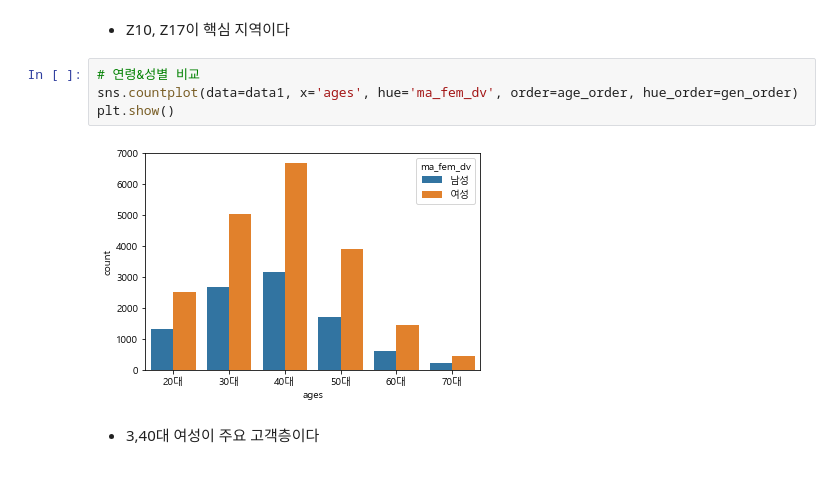
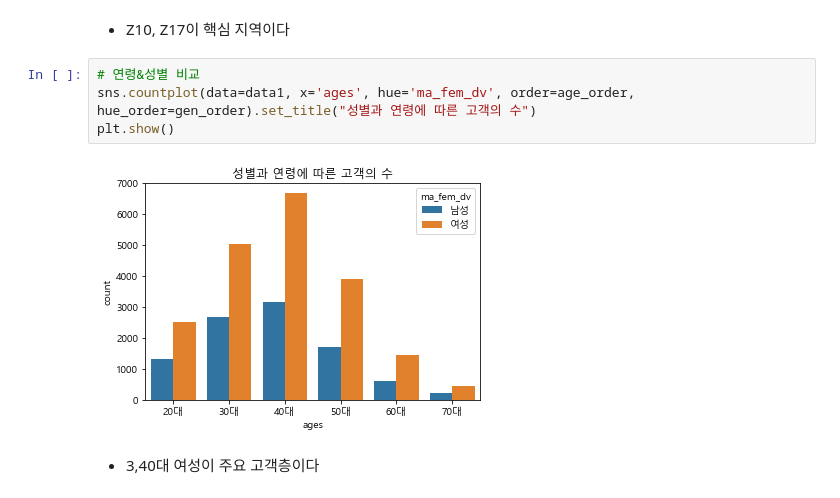
Before and after one commit to 7dudtj/LotteCompetition_PressWhat, a Jupyter notebook: Code/Data1_Analysis.ipynb, the cells around one changed output. Cells and saved outputs as stored; diff of their text form.

```diff
--- a/Code/Data1_Analysis.ipynb
+++ b/Code/Data1_Analysis.ipynb
@@ -49,10 +49,10 @@ plt.show()
 * Z10, Z17이 핵심 지역이다
 # %%
 # 연령&성별 비교
-sns.countplot(data=data1, x='ages', hue='ma_fem_dv', order=age_order, hue_order=gen_order)
+sns.countplot(data=data1, x='ages', hue='ma_fem_dv', order=age_order, hue_order=gen_order).set_title("성별과 연령에 따른 고객의 수")
 plt.show()
 # %% [output]
-[figure, old version]
+[figure, new version]
 # %% [markdown]
 * 3,40대 여성이 주요 고객층이다
 # %%
```
Also changed, not shown: parts of 3 cells of this notebook, 1 other file.
